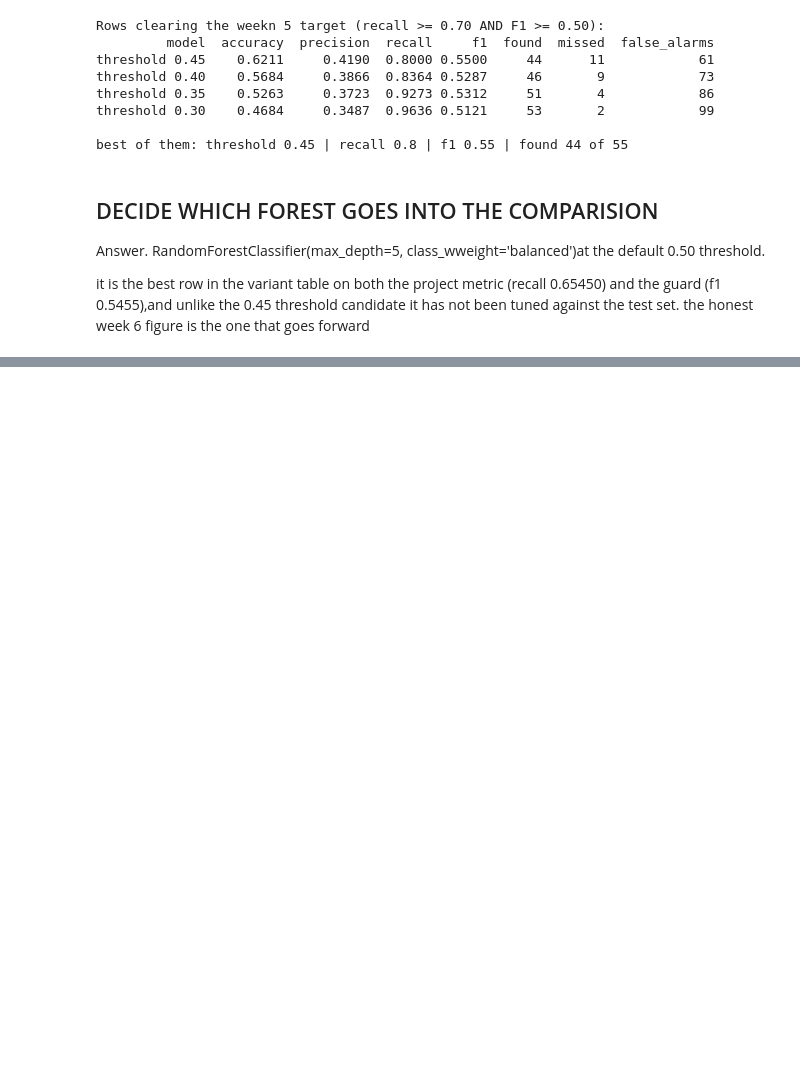
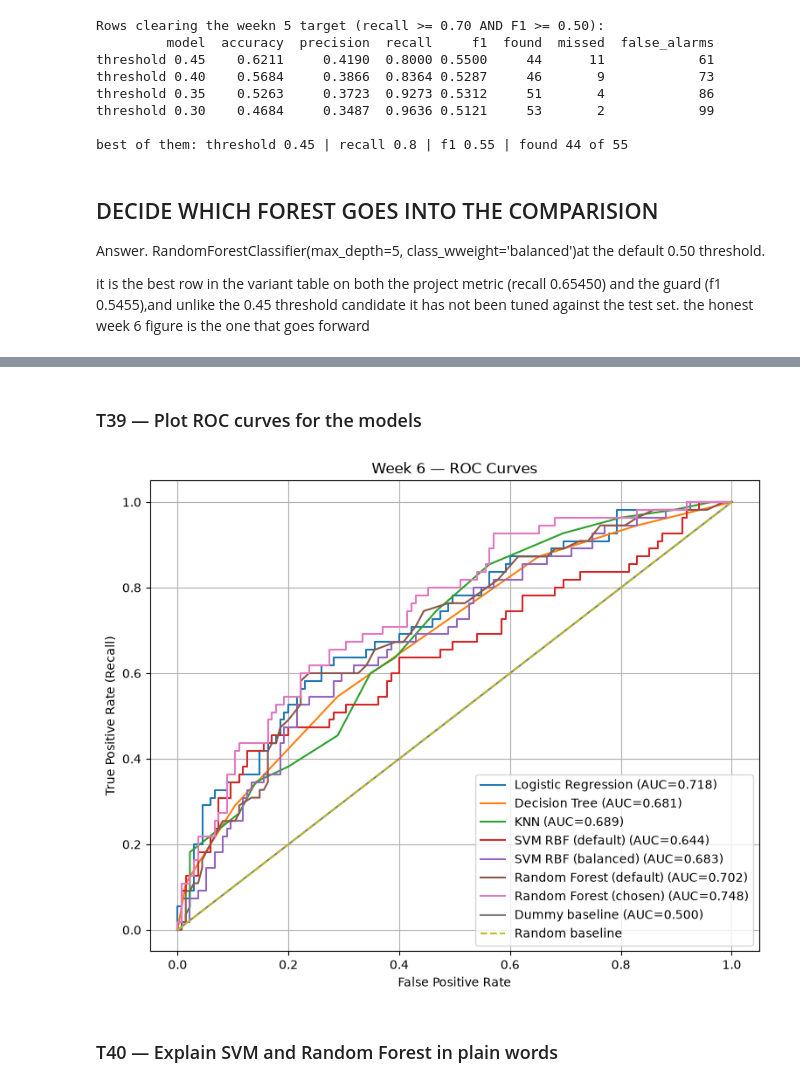
Before and after one commit to muhmmedajlan755-byte/project1_daibatise, a Jupyter notebook: notebook/ajlan_d23.ipynb, the cells around one changed output, grey strips where cells are left out. Cells and saved outputs as stored; diff of their text form; code cells hidden in the pictures; blank space fills up the shorter version.

Commit message:
model comparison

```diff
--- a/notebook/ajlan_d23.ipynb
+++ b/notebook/ajlan_d23.ipynb
@@ -532,0 +746,37 @@ it is the best row in the variant table on both the project metric (recall 0.654
+# %% [markdown]
+### T39 — Plot ROC curves for the models
+# %%
+import matplotlib.pyplot as plt
+from sklearn.metrics import roc_curve, auc
+
+roc_specs = [
+    ("Logistic Regression", logreg, x_test_scaled),
+    ("Decision Tree", dtree, x_test),
+    ("KNN", knn, x_test_scaled),
+    ("SVM RBF (default)", svm_rbf, x_test_scaled),
+    ("SVM RBF (balanced)", svm_rbf_bal, x_test_scaled),
+    ("Random Forest (default)", rf, x_test),
+    ("Random Forest (chosen)", rf_best, x_test),
+    ("Dummy baseline", dummy_model, x_test)
+]
+
+plt.figure(figsize=(9, 7))
+for name, model, Xt in roc_specs:
+    if hasattr(model, "predict_proba"):
+        scores = model.predict_proba(Xt)[:, 1]
+    else:
+        scores = model.decision_function(Xt)
+    fpr, tpr, _ = roc_curve(y_test, scores)
+    plt.plot(fpr, tpr, label=f"{name} (AUC={auc(fpr, tpr):.3f})")
+
+plt.plot([0, 1], [0, 1], "--", label="Random baseline")
+plt.xlabel("False Positive Rate")
+plt.ylabel("True Positive Rate (Recall)")
+plt.title("Week 6 — ROC Curves")
+plt.legend(loc="lower right")
+plt.grid(True)
+plt.show()
+# %% [output]
+[figure, added]
+# %% [markdown]
+### T40 — Explain SVM and Random Forest in plain words
```
Also changed, not shown: parts of 18 cells of this notebook, 5 other files.
